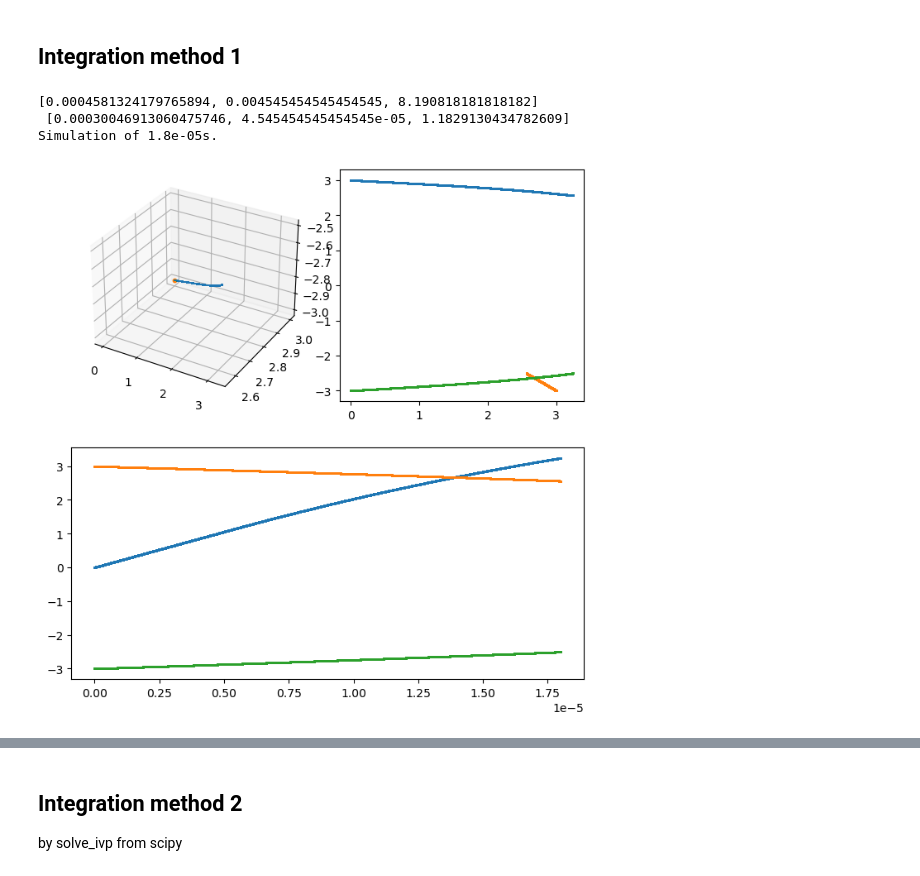
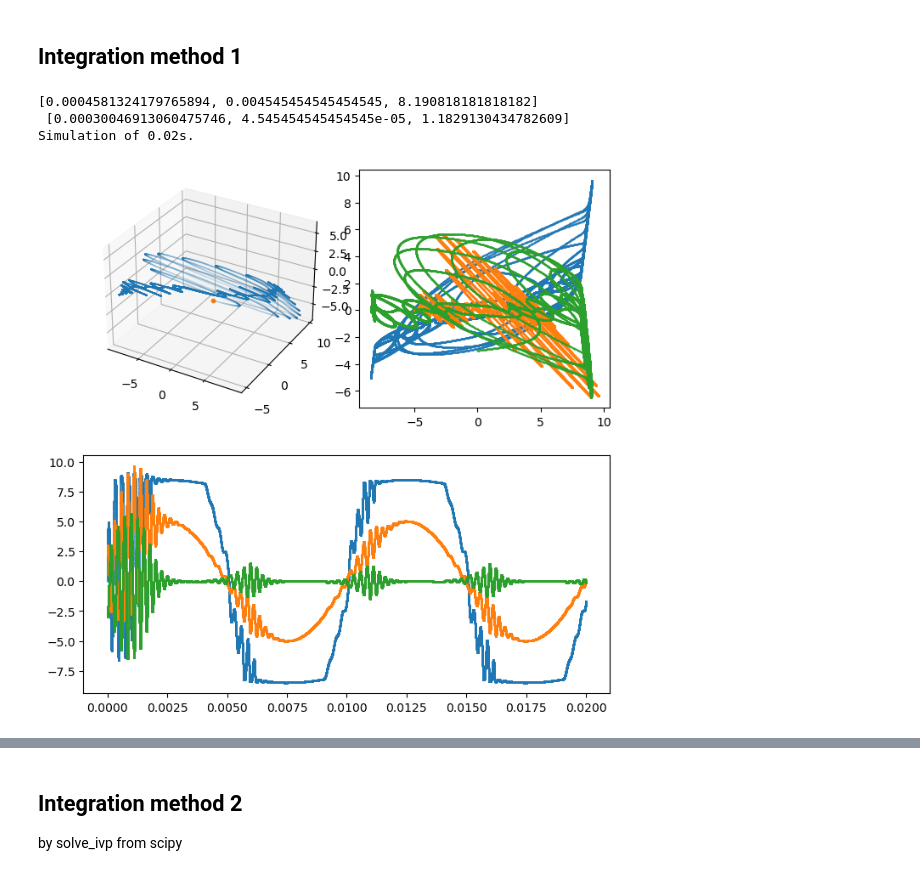
Before and after one commit to Chwanhee/Metrology, a Jupyter notebook: Report_2/Autonomous_Chua.ipynb, the cells around one changed output, grey strips where cells are left out. Cells and saved outputs as stored; diff of their text form; code cells hidden in the pictures.

```diff
--- a/Report_2/Autonomous_Chua.ipynb
+++ b/Report_2/Autonomous_Chua.ipynb
@@ -49,7 +51,7 @@ def Chua(x,a1,b1,B1,a2,b2,B2):
 
 # Numerical interation method 1
 
-dt = 2e-9; duration = 1e7
+dt = 2e-7; duration = 1e5
 print(f"Simulation of {dt*duration}s.")
 
 X,Y,Z = [0],[3],[0]
@@ -76,35 +78,35 @@ X = X[:-1]; Y = Y[:-1]; t = t[:-1]
 If the plot that this code block shows is not pleasing for you, don't
 repeat the simulation in this code block, but instead move on to the b
 lock below and use the code there to manipulate the data.
 
 - Kachow
 """
 
 fig = plt.figure(figsize=(8,8))
 grid = gs.GridSpec(2,2,wspace=0.1,)
 
 axs1 = fig.add_subplot(grid[0,0], projection='3d')
 axs2 = plt.subplot(grid[0,1])
 axs3 = plt.subplot(grid[1,:])
 
 axs1.scatter(X,Y,Z
                ,s=0.003
                )
 axs1.scatter(X[0],Y[0],Z[0]
                ,s=10
                )
 
 axs2.scatter(X,Y,s=0.3)
 axs2.scatter(Y,Z,s=0.3)
 axs2.scatter(X,Z,s=0.3)
 
 for var in tqdm([X,Y,Z]):
     axs3.scatter(t, var,s=0.3)
 # %% [output]
 [0.0004581324179765894, 0.004545454545454545, 8.190818181818182]
  [0.00030046913060475746, 4.545454545454545e-05, 1.1829130434782609]
-Simulation of 1.8e-05s.
+Simulation of 0.02s.
-[figure, old version]
+[figure, new version]
 # %%
 # Save the simulated data.
 """
```
Also changed, not shown: parts of 8 cells of this notebook.
